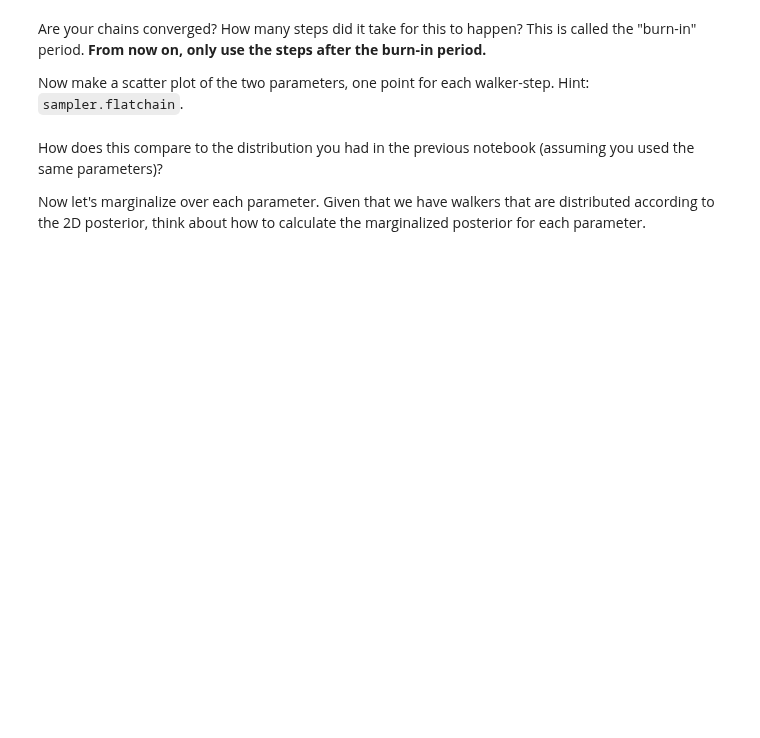
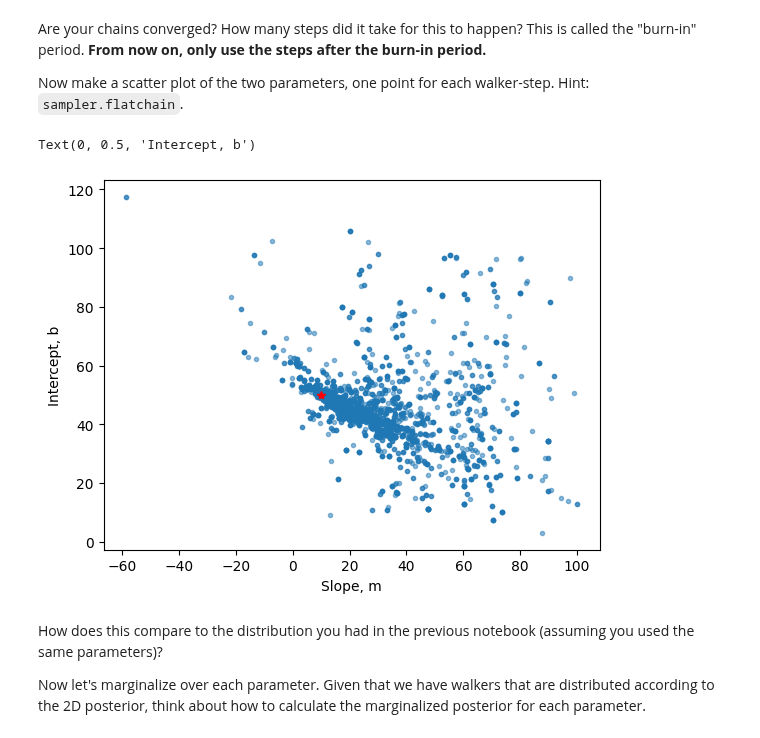
Before and after one commit to ASTR154/bayesian-statistics, a Jupyter notebook: mcmc_line_fitting.ipynb, the cells around one changed output. Saved outputs shown, nothing was run; the diff lists cells and outputs as text; code cells hidden in the pictures; blank space fills up the shorter version.

```diff
--- a/mcmc_line_fitting.ipynb
+++ b/mcmc_line_fitting.ipynb
@@ -109,3 +211,11 @@ Now make a scatter plot of the two parameters, one point for each walker-step. H
+# %%
+plt.scatter(sampler.flatchain[n_burn:, 0], sampler.flatchain[n_burn:, 1], marker='.', alpha=0.5)
+plt.plot(m, b, 'r*')
+plt.xlabel('Slope, m')
+plt.ylabel('Intercept, b')
+# %% [output]
+Text(0, 0.5, 'Intercept, b')
+[figure, added]
 # %% [markdown]
 How does this compare to the distribution you had in the previous notebook (assuming you used the same parameters)?
 
```
Also changed, not shown: parts of 17 cells of this notebook.
